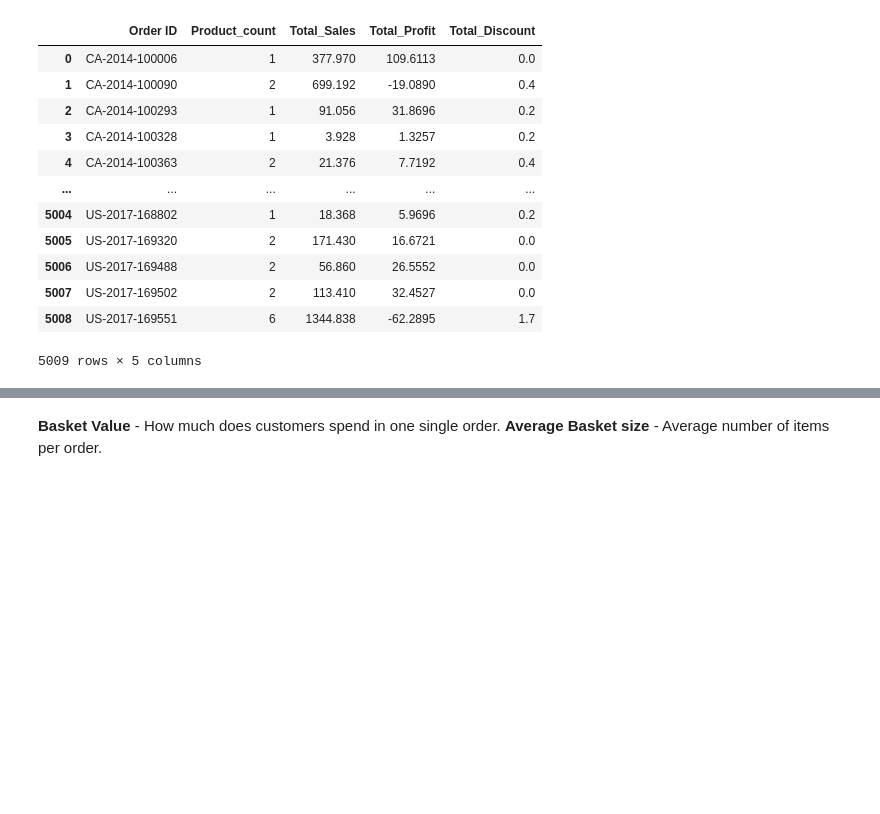
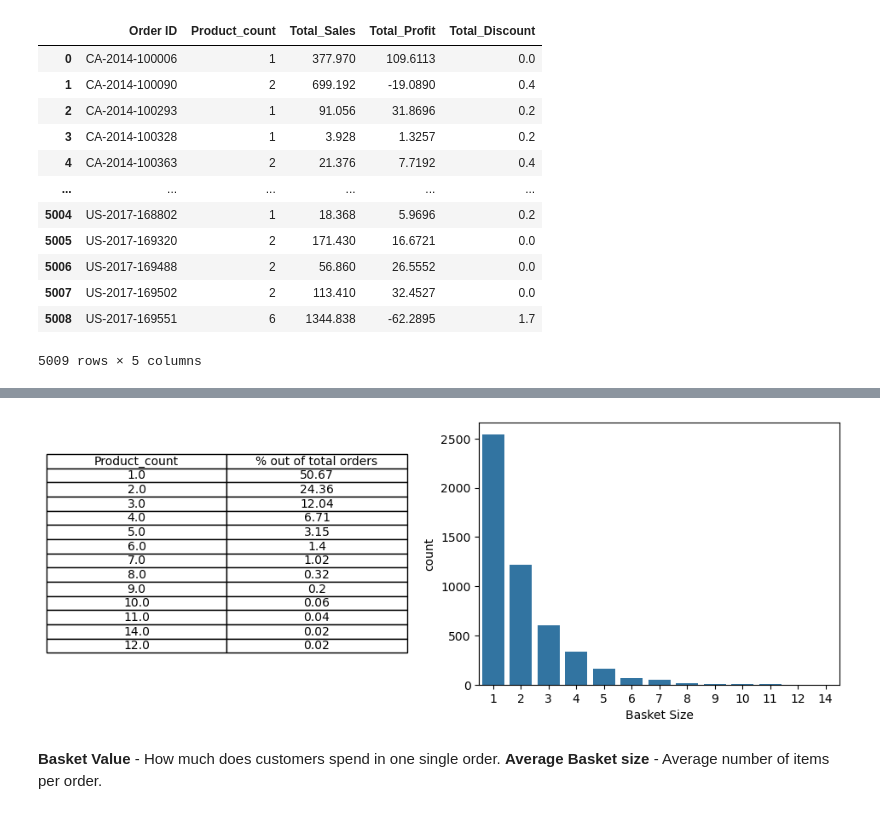
Before and after one commit to Aniket-Raikwar1/Superstore, a Jupyter notebook: Notebooks/Store_Analysis.ipynb, the cells around one changed output, grey strips where cells are left out. Cells and saved outputs as stored; diff of their text form; code cells hidden in the pictures; blank space fills up the shorter version.

```diff
--- a/Notebooks/Store_Analysis.ipynb
+++ b/Notebooks/Store_Analysis.ipynb
@@ -420,3 +365,15 @@ sns.countplot(x='Product_count',data=orders_detail)
+# %%
+Basket_size = round(orders_detail['Product_count'].value_counts()/len(orders_detail)*100,2).reset_index()
+Basket_size.columns = ['Product_count','% out of total orders']
+
+fig,ax = plt.subplots(1,2,figsize=(12,4))
+ax[0].axis('off')
+ax[0].table(cellText=Basket_size.values,colLabels=Basket_size.columns,cellLoc='center',loc='center')
+
+sns.countplot(data=orders_detail,x='Product_count')
+x = plt.xlabel("Basket Size")
+# %% [output]
+[figure, added]
 # %% [markdown]
 **Basket Value** - How much does customers spend in one single order.
 **Average Basket size** - Average number of items per order.
```
Also changed, not shown: parts of 11 cells of this notebook.
